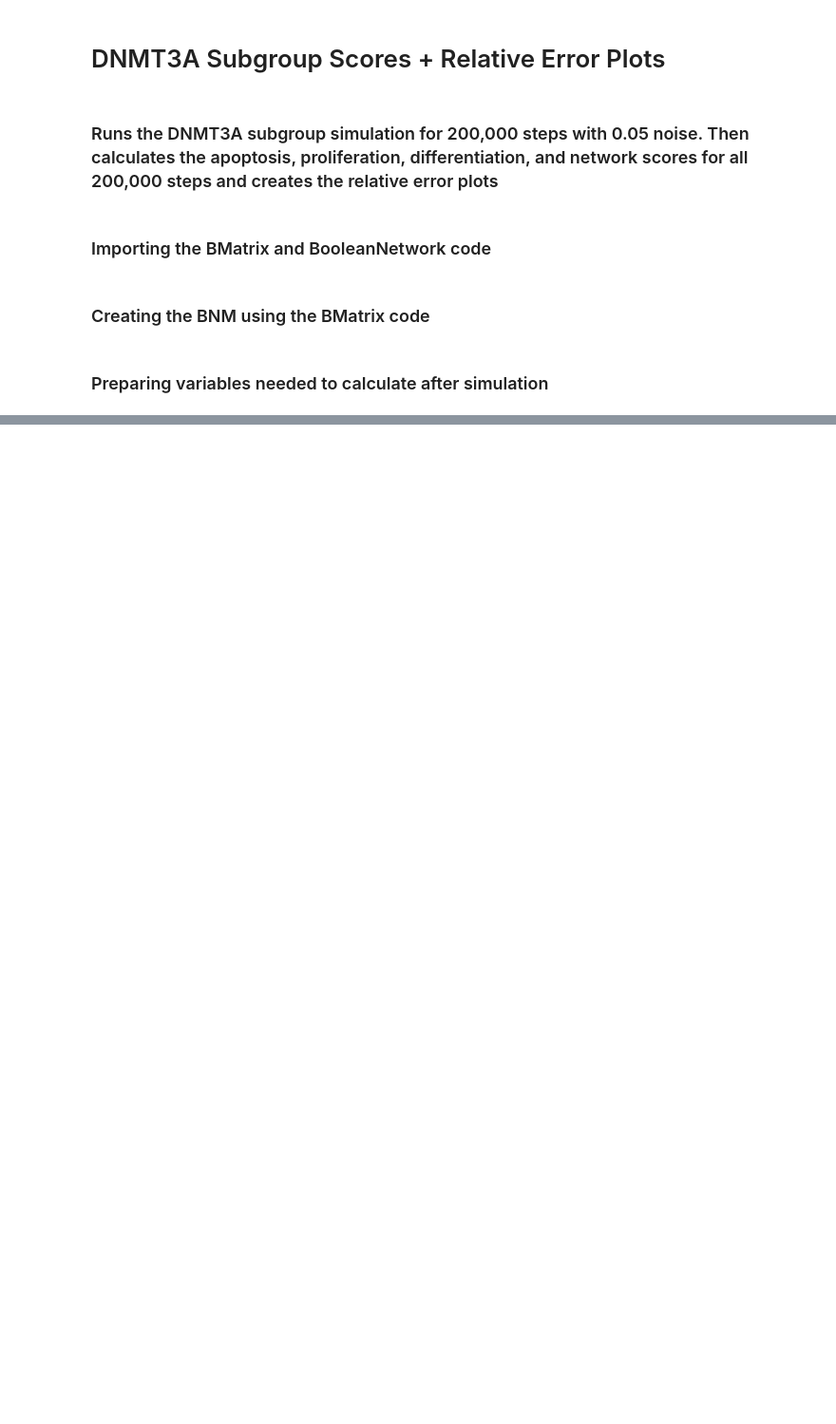
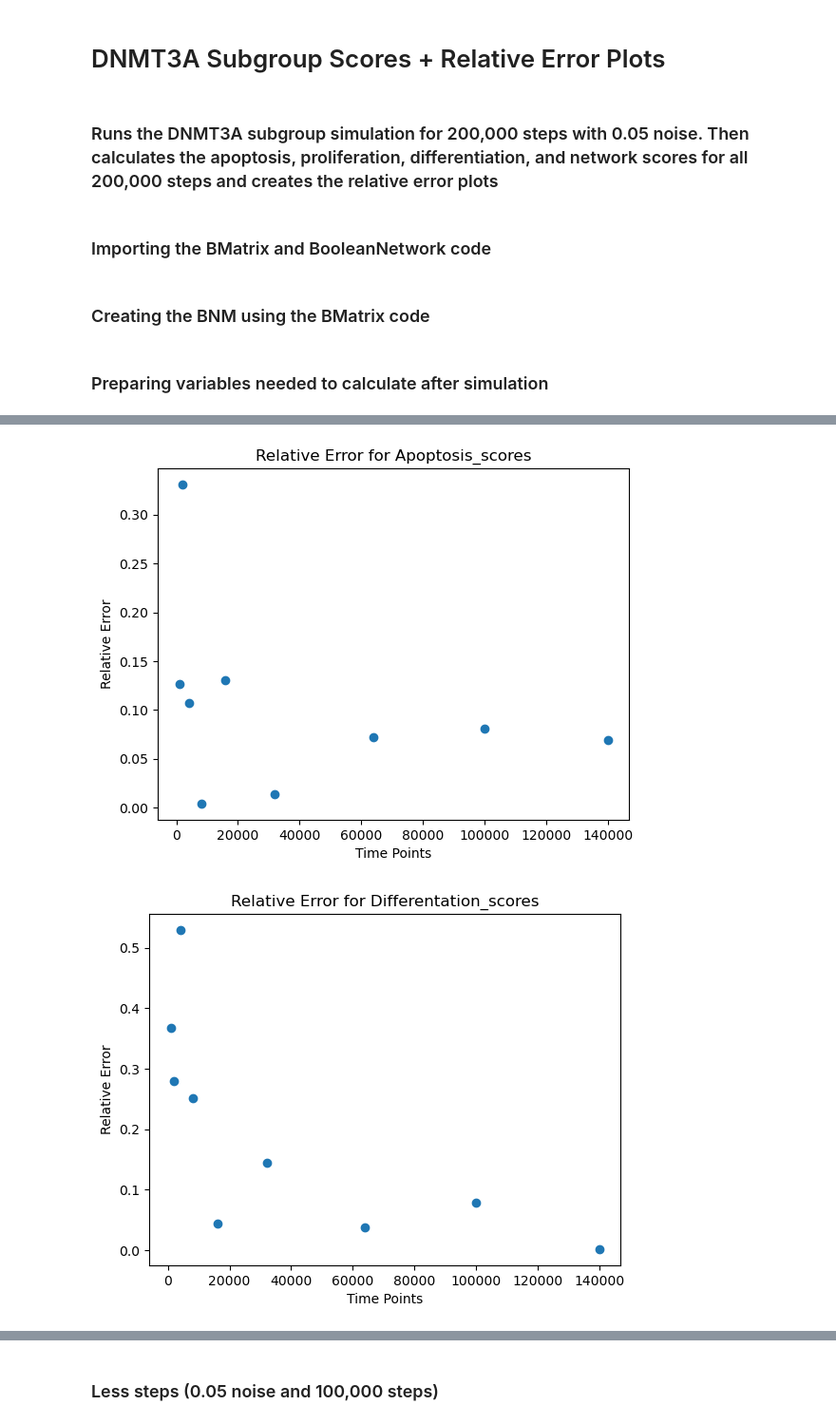
Before and after one commit to IlyaLab/BNMPy, a Jupyter notebook: dnmt3a_BooleanNetwork.ipynb, the cells around one changed output, grey strips where cells are left out. Shown at 95% size. Drawn from its saved outputs; the diff is of its cells as text; code cells hidden in the pictures; blank space fills up the shorter version.

Commit message:
Added some test for diff noise and steps w time

```diff
--- a/dnmt3a_BooleanNetwork.ipynb
+++ b/dnmt3a_BooleanNetwork.ipynb
@@ -51,0 +54,6 @@ cal_only_genes = BMatrix.calculating_only_genes(equations)
+# %%
+%%time
+
+network = bn.BooleanNetwork( ngenes , varF, F, x0  ) # create a Boolean network object
+noise_level = 0.05 # noise
+y = network.update_noise ( noise_level  , 200000) # simulation with noise
@@ -52,6 +123,8 @@ cal_only_genes = BMatrix.calculating_only_genes(equations)
 # %%
+%%time
+
 network = bn.BooleanNetwork( ngenes , varF, F, x0  ) # create a Boolean network object
 
-noise_level = 0.05 # noise
+#### less noise
+noise_level = 0.01 # noise
 y = network.update_noise ( noise_level  , 200000) # simulation with noise
-#print(y)
@@ -115,0 +142,48 @@ for i in range(len(scores)): #for apop, diff, prolif, or final
+# %%
+#getting the relative error points to see if the score converges
+Apoptosis_scores = scores_dict['Apoptosis']
+Differentiation_scores = scores_dict['Differentiation']
+Proliferation_scores = scores_dict['Proliferation']
+Network_scores = scores_dict['Network']
+
+scores = [Apoptosis_scores, Differentiation_scores, Proliferation_scores, Network_scores]
+time_points = [1000, 2000, 4000, 8000, 16000, 32000, 64000, 100000, 140000]
+
+plot_title = {0:'Apoptosis_scores',
+              1:'Differentation_scores',
+              2: 'Proliferation_scores',
+              3: 'Network_scores'}
+
+#print(plot_title)
+#print(time_points)
+
+for i in range(len(scores)): #for apop, diff, prolif, or final
+    values = []
+    relative_error = [] #reset the values
+    score = scores[i]
+
+    title = plot_title[i]
+    #print(title)
+
+    for i in range(len(time_points)): #for all time points
+        point = time_points[i]
+        half = (time_points[i])//2
+        start_index = slice(0,half) #so for i=1, this is 1:500
+        end_index = slice(half,point) #if i=1, this is 500:1000
+
+        point = (abs((np.mean(score[start_index])) - (np.mean(score[end_index]))))/(np.mean(score[start_index]))
+
+        values.append(point)
+
+    relative_error = [np.round(value, decimals=4) for value in values]
+    #print(relative_error)
+
+    plot = pd.DataFrame({'time_points': time_points, 'relative_error': relative_error})
+    plt.scatter(plot['time_points'], plot['relative_error'])
+    plt.xlabel('Time Points')
+    plt.ylabel('Relative Error')
+    plt.title('Relative Error for ' + title)
+    plt.show()
+# %% [output]
+[figure, added]
+[figure, added]
@@ -115,0 +192,2 @@ for i in range(len(scores)): #for apop, diff, prolif, or final
+# %% [markdown]
+### Less steps (0.05 noise and 100,000 steps)
```
Also changed, not shown: parts of 20 cells of this notebook.
